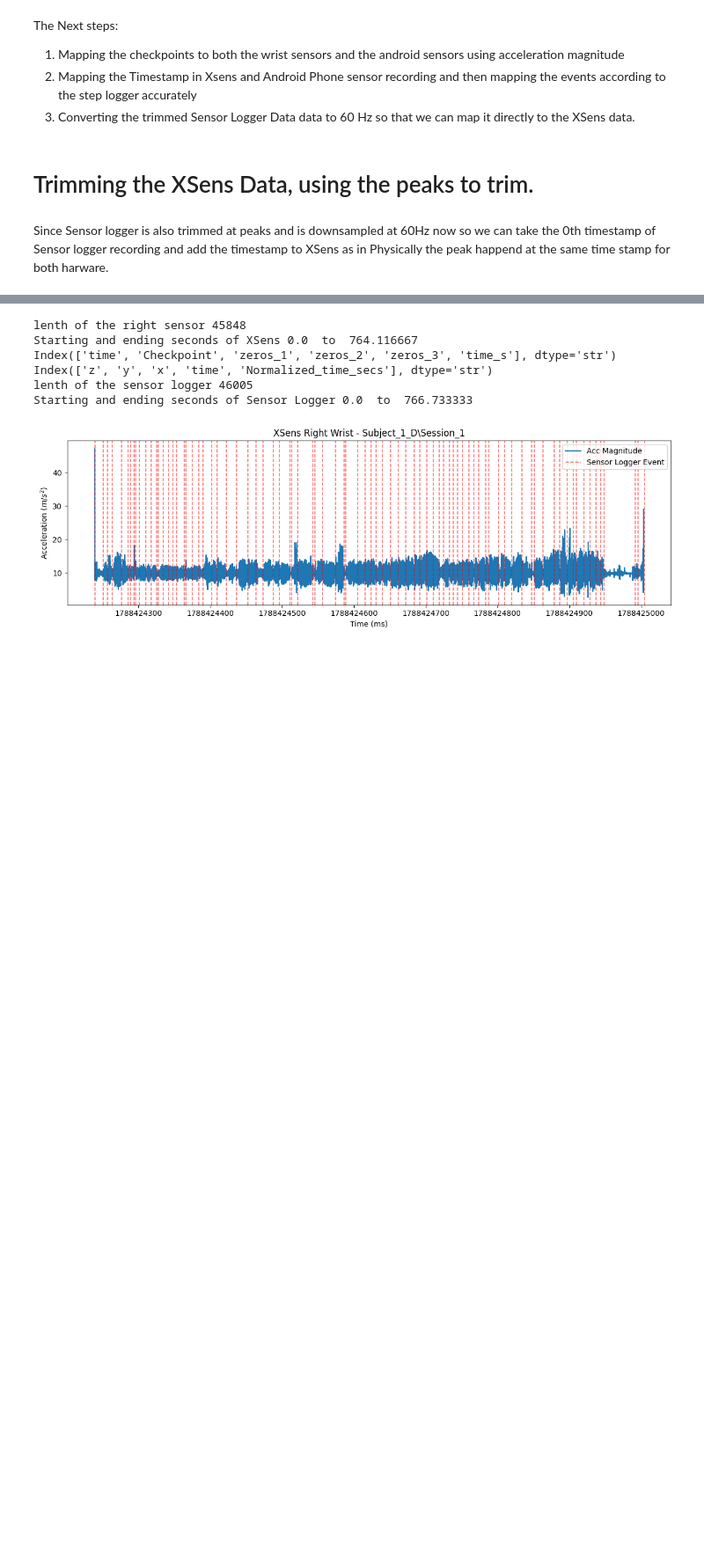
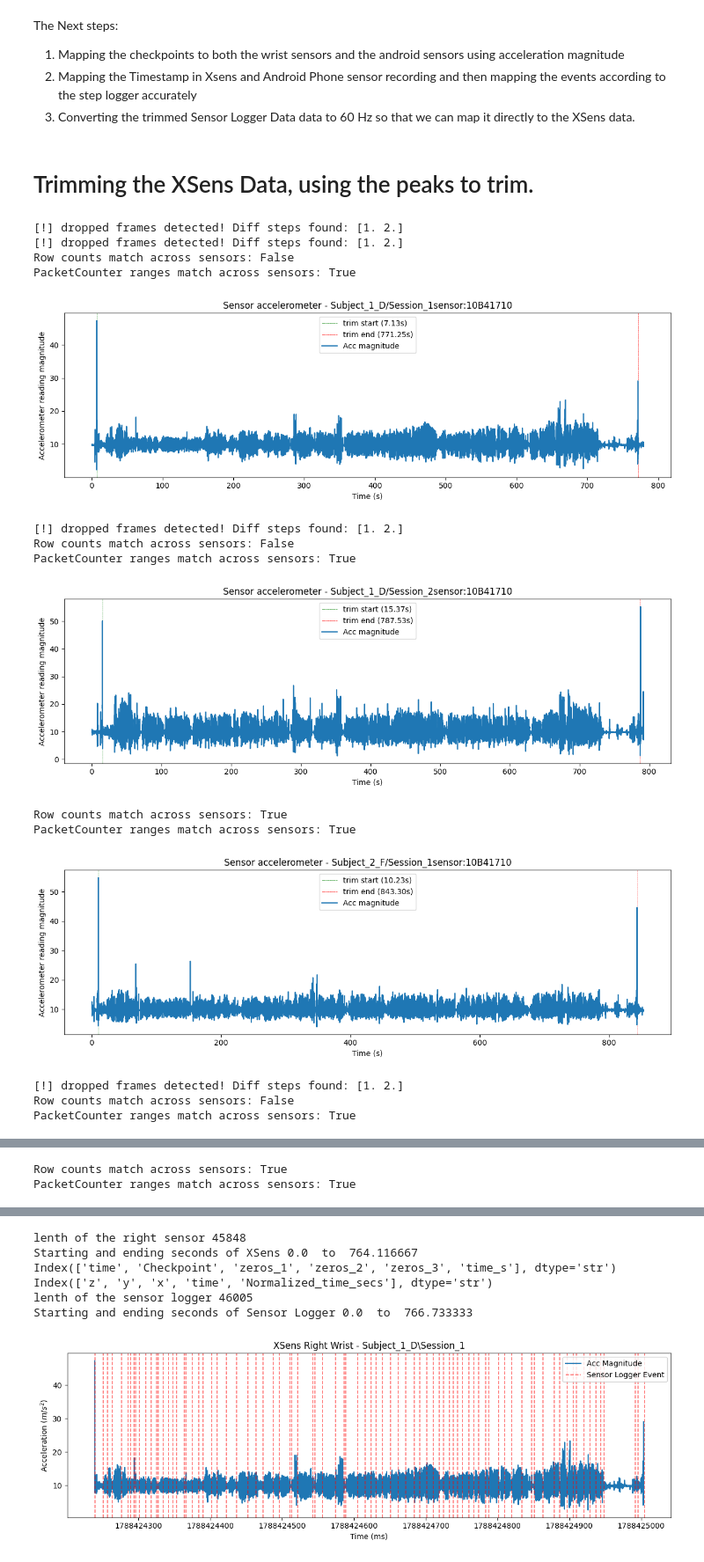
Before and after one commit to vaiv26/IMU-Motion, a Jupyter notebook: Notebooks/DataProcessing.ipynb, the cells around one changed output, grey strips where cells are left out. Shown at 88% size. Saved outputs shown, nothing was run; the diff lists cells and outputs as text; code cells hidden in the pictures; blank space fills up the shorter version.

```diff
--- a/Notebooks/DataProcessing.ipynb
+++ b/Notebooks/DataProcessing.ipynb
@@ -67,28 +96,26 @@ The length of the df 75668
 Trimming files of the sensor logger signal recordings and saving them in a folder
 # %%
 for i in range(len(dir_file)):
-        file_path = os.path.join(data_dir, dir_file[i], file_prefix)
-        df = src.data_loader.load_sensor_data(file_path)
-        print(f"The length of the df", len(df))
-        df["time_s"] = df["time"] / 1e9
-        df["time_s"] = (df["time_s"] - df["time_s"].iloc[0]).round(4)
+        file_path = os.path.join("~", "Documents", "Data_Collection_Rome", data_dir, dir_file[i],Sensor_Logger_folder, file_prefix)
+        df = src.data_loader.load_sensor_data(file_path, dir_file[i], False)
+        df["Acc_mag"] = np.sqrt(df["x"]**2 + df["y"]**2 + df["z"]**2)
         time_start, time_end = src.preprocess_data.get_start_end_time(df, 20000)
+        df = df.drop(columns=["Acc_mag"])
 
-        for files in Path(os.path.join(data_dir, dir_file[i])).glob("*.csv"):
+        for files in (Path.home() / "Documents" / "Data_Collection_Rome" / data_dir / dir_file[i] / Sensor_Logger_folder).glob("*.csv"):
             filename = files.stem.split("\\")[-1]
 
             if filename in ["Annotation", "Metadata"]:
                 continue
 
-            df = src.data_loader.load_sensor_data(files)
-            df["time_s"] = df["time"] / 1e9
-            df["time_s"] = (df["time_s"] - df["time_s"].iloc[0]).round(4)
+            df = src.data_loader.load_sensor_data(files, dir_file[i], False)
             df = src.preprocess_data.trim_signal_with_time(df,time_start,time_end)
 
             print(f"{len(df)} rows kept, "
-            f"{df['time_s'].iloc[0]:.2f}s -> {df['time_s'].iloc[-1]:.2f}s")
+            f"{df['time_s_normalized'].iloc[0]:.2f}s -> {df['time_s_normalized'].iloc[-1]:.2f}s")
 
-            OUT_DIR = Path(os.path.join(data_dir, dir_file[i], "trimmed"))
+            df = df.drop(columns=["time_s_normalized", "time_s"])
+            OUT_DIR = Path.home() / "Documents" / "Data_Collection_Rome" / data_dir / dir_file[i] / Sensor_Logger_folder / "trimmed"
             OUT_DIR.mkdir(exist_ok=True)
 
             df.to_csv(OUT_DIR / f"trimmed_{filename}.csv", index=False)
@@ -105,12 +132,12 @@ The Next steps:
 for i in range(len(dir_file)):
 
     # Load the Sensor Logger data
-    sensor_logger_path = os.path.join(data_dir, dir_file[i], sensor_logger_recordings_trimmed_dir, f"{trimmed_sensor_logger_file_prefix}.csv")
-    sensor_logger_df = src.data_loader.load_sensor_data(sensor_logger_path)
+    sensor_logger_path = (Path.home() / "Documents" / "Data_Collection_Rome" / data_dir / dir_file[i] / sensor_logger_recordings_trimmed_dir/ f"{trimmed_sensor_logger_file_prefix}.csv")
+    sensor_logger_df = src.data_loader.load_sensor_data(sensor_logger_path, dir_file[i], True)
 
     resampled_df = src.preprocess_data.downsample_with_nanos(sensor_logger_df, time_col="time", signal_cols=["z", "y", "x"])
 
-    OUT_DIR = Path(os.path.join(data_dir, dir_file[i], Sensor_Logger_folder, config["sensor_logger"]["trimmed_60Hz_folder"]))
+    OUT_DIR = (Path.home() / "Documents" / "Data_Collection_Rome" / data_dir / dir_file[i] / Sensor_Logger_folder/ config["sensor_logger"]["trimmed_60Hz_folder"])
     OUT_DIR.mkdir(exist_ok=True)
 
     resampled_df.to_csv(
@@ -121,6 +148,4 @@ for i in range(len(dir_file)):
     print(f"Saved {len(sensor_logger_df)} trimmed files to {OUT_DIR}")
 # %% [markdown]
 # Trimming the XSens Data, using the peaks to trim.
-# %% [markdown]
-Since Sensor logger is also trimmed at peaks and is downsampled at 60Hz now so we can take the 0th timestamp of Sensor logger recording and add the timestamp to XSens as in Physically the peak happend at the same time stamp for both harware.
 # %%
@@ -219,0 +205,20 @@ def process_xsens_session(
+# %%
+for session in dir_file:
+    xsens_dir = Path.home() / "Documents" / "Data_Collection_Rome" / data_dir / session / config["xsens_folder"]["raw"]
+    process_xsens_session(xsens_dir, config["xsens_folder"]["file_prefix"] + "_", session)
+# %% [output]
+[!] dropped frames detected! Diff steps found: [1. 2.]
+[!] dropped frames detected! Diff steps found: [1. 2.]
+Row counts match across sensors: False
+PacketCounter ranges match across sensors: True
+[figure, added]
+[!] dropped frames detected! Diff steps found: [1. 2.]
+Row counts match across sensors: False
+PacketCounter ranges match across sensors: True
+[figure, added]
+Row counts match across sensors: True
+PacketCounter ranges match across sensors: True
+[figure, added]
+[!] dropped frames detected! Diff steps found: [1. 2.]
+Row counts match across sensors: False
+PacketCounter ranges match across sensors: True
@@ -219,0 +226,2 @@ def process_xsens_session(
+Row counts match across sensors: True
+PacketCounter ranges match across sensors: True
```
Also changed, not shown: parts of 7 cells of this notebook, 4 other files.
